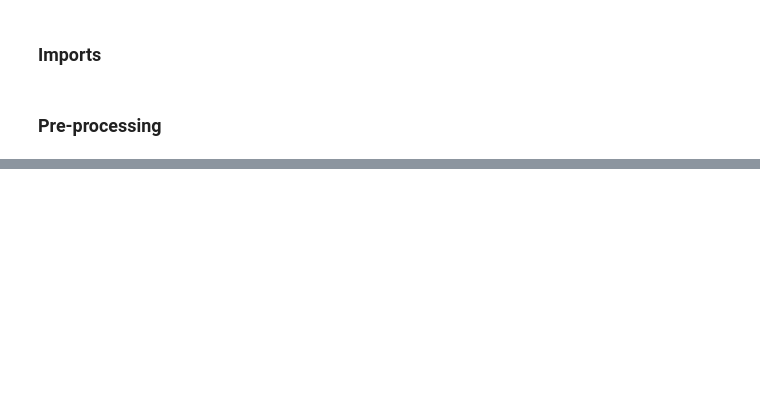
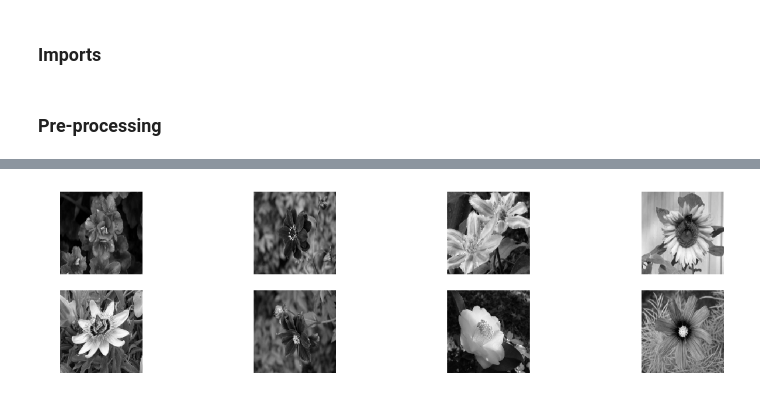
Before and after one commit to hydroxion/flower, a Jupyter notebook: notebooks/vida.ipynb, the cells around one changed output, grey strips where cells are left out. Drawn from its saved outputs; the diff is of its cells as text; code cells hidden in the pictures; blank space fills up the shorter version.

```diff
--- a/notebooks/vida.ipynb
+++ b/notebooks/vida.ipynb
@@ -234,0 +259,29 @@ for item in train_vectors:
+# %%
+# Validation dataset
+height_validation, width_validation = 224, 224
+
+transform_validation = [
+    torchvision.transforms.Resize((height_validation, width_validation)),
+    torchvision.transforms.ToTensor(),
+    torchvision.transforms.Normalize(mean=(0,485, 0,456, 0,406), std=(0,229, 0,224, 0,225))
+]
+
+# Validation
+validation = load(
+    path='../data/valid',
+    transform=torchvision.transforms.Compose(transform_validation)
+)
+# %%
+# Plot validation dataset
+%matplotlib inline
+
+dataiter = iter(validation)
+
+images_validation, labels_validation = dataiter.next()
+
+# Plot images
+figure, axe = pp.subplots(nrows=2, ncols=4, figsize=(20, 5))
+
+plot(axe = axe, images = images_valid[:, 1])
+# %% [output]
+[figure, added]
```
Also changed, not shown: parts of 4 cells of this notebook, 1 other file.
